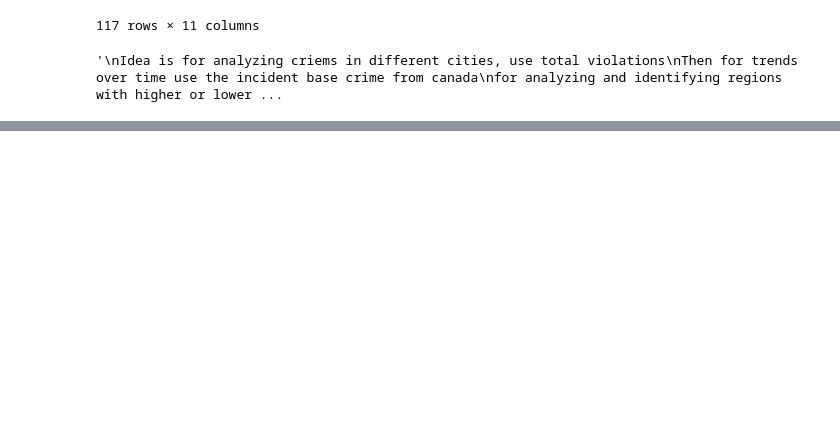
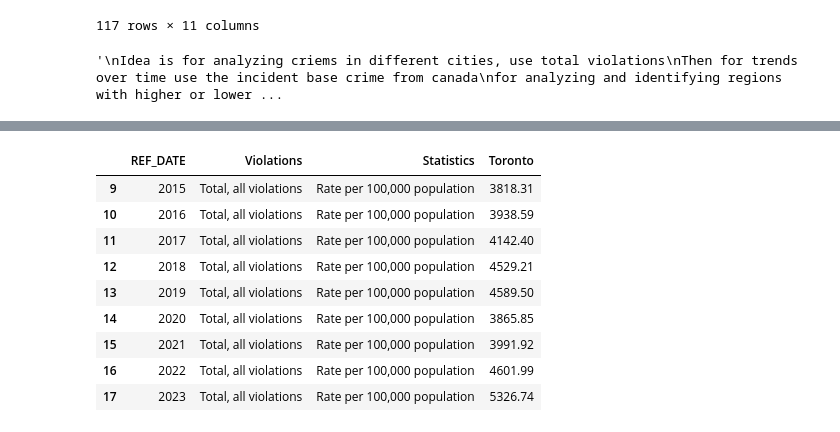
Before and after one commit to priyyal/crime-analysis-canada, a Jupyter notebook: crime_clean.ipynb, the cells around one changed output, grey strips where cells are left out. Drawn from its saved outputs; the diff is of its cells as text; code cells hidden in the pictures; blank space fills up the shorter version.

```diff
--- a/crime_clean.ipynb
+++ b/crime_clean.ipynb
@@ -140,4 +130,29 @@ cities_census_df[0].head(10)
 | 8 | Age characteristics | 0 to 14 years | NaN | 398135.0 | NaN | 204190.0 | NaN | 193945.0 | NaN | ... |
 | 9 | Age characteristics | 0 to 4 years | NaN | 136000.0 | NaN | 69895.0 | NaN | 66105.0 | NaN | ... |
 # %%
-cities_crime_df = []
+cities_crime_dfs = [pd.read_csv(f"CrimeData/{city}_Crime_Data.csv") for city in cities]
+
+for df in cities_crime_dfs:
+    df["GEO"] = df["GEO"].str.replace(r"\s\[\d+(?:,\d+)*\]", '', regex=True)
+    df["Violations"] = df["Violations"].str.replace(r"\s\[\d+(?:,\d+)*\]", '', regex=True)
+
+cleaned_cities_cime_dfs = [df[df["Statistics"] == "Rate per 100,000 population"].loc[:, ["REF_DATE", "Violations", "Statistics", "VALUE"]] for df in cities_crime_dfs]
+
+cleaned_cities_cime_dfs[0].head(10)
+
+for index in range(len(cities)):
+    cleaned_cities_cime_dfs[index].rename(columns={"VALUE": cities[index]}, inplace=True)
+
+
+cleaned_cities_cime_dfs[0].head(10)
+# %% [output]
+|  | REF_DATE | Violations | Statistics | Toronto |
+| 9 | 2015 | Total, all violations | Rate per 100,000 population | 3818.31 |
+| 10 | 2016 | Total, all violations | Rate per 100,000 population | 3938.59 |
+| 11 | 2017 | Total, all violations | Rate per 100,000 population | 4142.40 |
+| 12 | 2018 | Total, all violations | Rate per 100,000 population | 4529.21 |
+| 13 | 2019 | Total, all violations | Rate per 100,000 population | 4589.50 |
+| 14 | 2020 | Total, all violations | Rate per 100,000 population | 3865.85 |
+| 15 | 2021 | Total, all violations | Rate per 100,000 population | 3991.92 |
+| 16 | 2022 | Total, all violations | Rate per 100,000 population | 4601.99 |
+| 17 | 2023 | Total, all violations | Rate per 100,000 population | 5326.74 |
```
Also changed, not shown: parts of 4 cells of this notebook.
